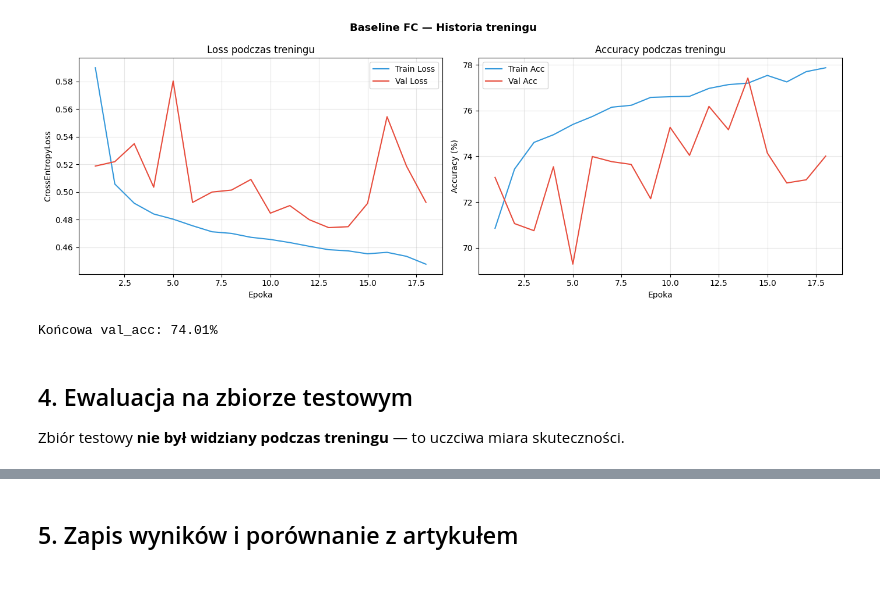
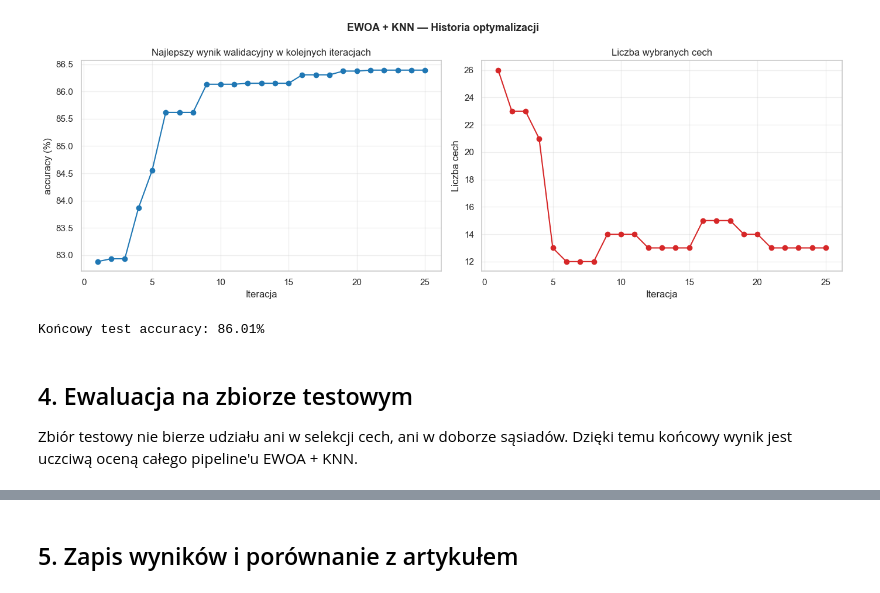
Before and after one commit to jakubzasadni/DL-Project, a Jupyter notebook: notebooks/02_baseline.ipynb, the cells around one changed output, grey strips where cells are left out. Drawn from its saved outputs; the diff is of its cells as text; code cells hidden in the pictures.

```diff
--- a/notebooks/02_baseline.ipynb
+++ b/notebooks/02_baseline.ipynb
@@ -16,21 +14,20 @@ Nasze autoencodery (bez etykiet) będą porównywane właśnie z tym wynikiem.
 # %%
-import sys, pathlib
+import json
+import pathlib
+import sys
+
 sys.path.insert(0, str(pathlib.Path("..").resolve()))
 
-import torch
-import torch.nn as nn
+import matplotlib.pyplot as plt
 import numpy as np
 import pandas as pd
-import matplotlib.pyplot as plt
 import seaborn as sns
-from sklearn.metrics import classification_report, confusion_matrix, accuracy_score
 
-from src.data.loader import make_dataloaders
-from src.utils.config import NUM_FEATURES, CLASS_NAMES, SEED, RESULTS_METRICS_DIR, RESULTS_PLOTS_DIR
+from src.baselines import EWOAKNNConfig, run_ewoa_knn_pipeline
+from src.data.loader import load_raw_data, make_sklearn_splits, prepare_features_and_labels
+from src.utils.config import CLASS_NAMES, RESULTS_METRICS_DIR, RESULTS_PLOTS_DIR, SEED
 
-torch.manual_seed(SEED)
 np.random.seed(SEED)
-device = torch.device("cuda" if torch.cuda.is_available() else "cpu")
-print(f"Device: {device}")
+sns.set_theme(style="whitegrid", palette="muted")
 print("Importy OK")
 # %% [output]
@@ -230,34 +149,29 @@ Najlepszy val_loss: 0.4743
 # %%
-# Wykres historii treningu
 fig, (ax1, ax2) = plt.subplots(1, 2, figsize=(14, 5))
 
-epochs = range(1, len(history["train_loss"]) + 1)
-ax1.plot(epochs, history["train_loss"], label="Train Loss", color="#3498db")
-ax1.plot(epochs, history["val_loss"],   label="Val Loss",   color="#e74c3c")
-ax1.set_title("Loss podczas treningu")
-ax1.set_xlabel("Epoka")
-ax1.set_ylabel("CrossEntropyLoss")
-ax1.legend()
+ax1.plot(history_df["iteration"], history_df["best_score"] * 100, marker="o", color="#1f77b4")
+ax1.set_title("Najlepszy wynik walidacyjny w kolejnych iteracjach")
+ax1.set_xlabel("Iteracja")
+ax1.set_ylabel(f"{config.scoring} (%)")
 ax1.grid(True, alpha=0.3)
 
-ax2.plot(epochs, history["train_acc"], label="Train Acc", color="#3498db")
-ax2.plot(epochs, history["val_acc"],   label="Val Acc",   color="#e74c3c")
-ax2.set_title("Accuracy podczas treningu")
-ax2.set_xlabel("Epoka")
-ax2.set_ylabel("Accuracy (%)")
-ax2.legend()
+ax2.plot(history_df["iteration"], history_df["selected_features"], marker="o", color="#d62728")
+ax2.set_title("Liczba wybranych cech")
+ax2.set_xlabel("Iteracja")
+ax2.set_ylabel("Liczba cech")
 ax2.grid(True, alpha=0.3)
 
-plt.suptitle("Baseline FC — Historia treningu", fontsize=13, fontweight="bold")
+plt.suptitle("EWOA + KNN — Historia optymalizacji", fontsize=13, fontweight="bold")
 plt.tight_layout()
-plt.savefig("../results/plots/05_baseline_training.png", dpi=150, bbox_inches="tight")
+plt.savefig("../results/plots/05_ewoa_knn_history.png", dpi=150, bbox_inches="tight")
 plt.show()
-print(f"Końcowa val_acc: {history['val_acc'][-1]:.2f}%")
+
+print(f"Końcowy test accuracy: {metrics['accuracy']:.2f}%")
 # %% [output]
-[figure, old version]
+[figure, new version]
-Końcowa val_acc: 74.01%
+Końcowy test accuracy: 86.01%
 # %% [markdown]
 ## 4. Ewaluacja na zbiorze testowym
 
-Zbiór testowy **nie był widziany podczas treningu** — to uczciwa miara skuteczności.
+Zbiór testowy nie bierze udziału ani w selekcji cech, ani w doborze sąsiadów. Dzięki temu końcowy wynik jest uczciwą oceną całego pipeline'u EWOA + KNN.
 # %%
```
Also changed, not shown: parts of 11 cells of this notebook, 12 other files.
